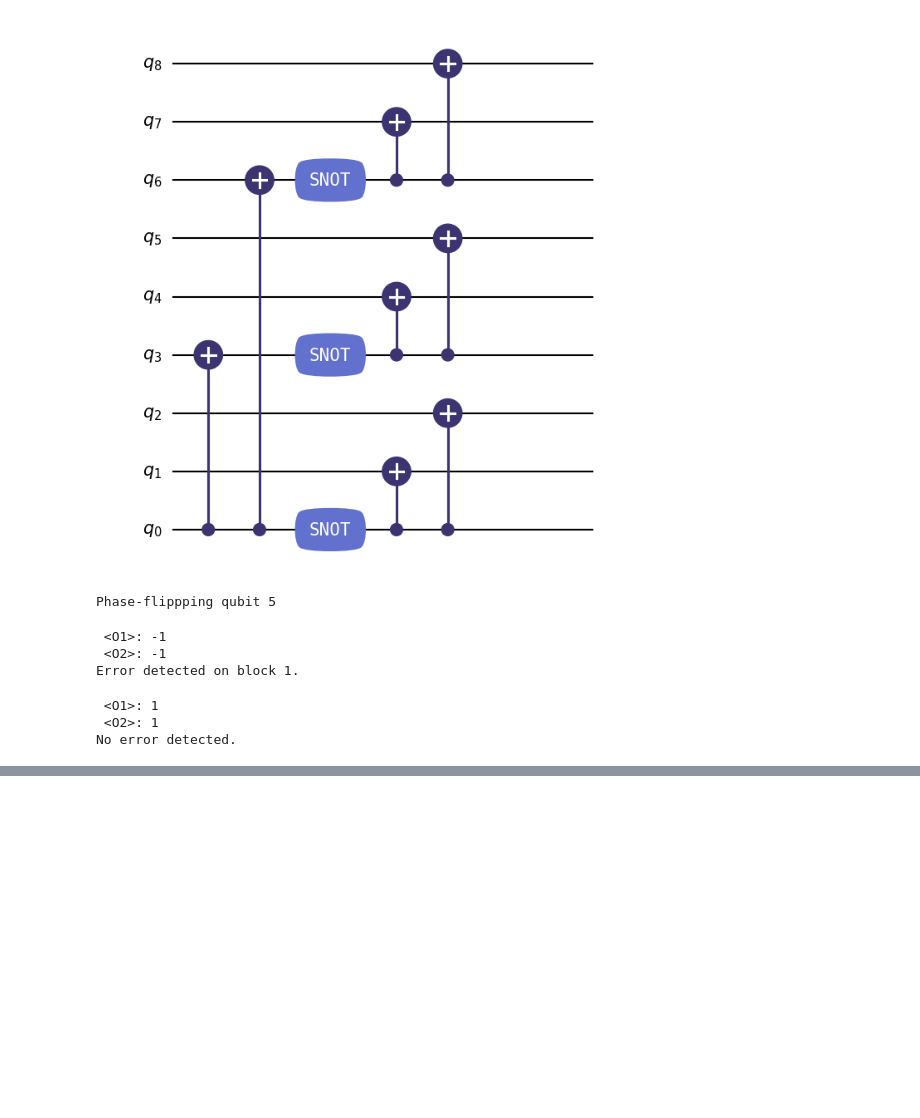
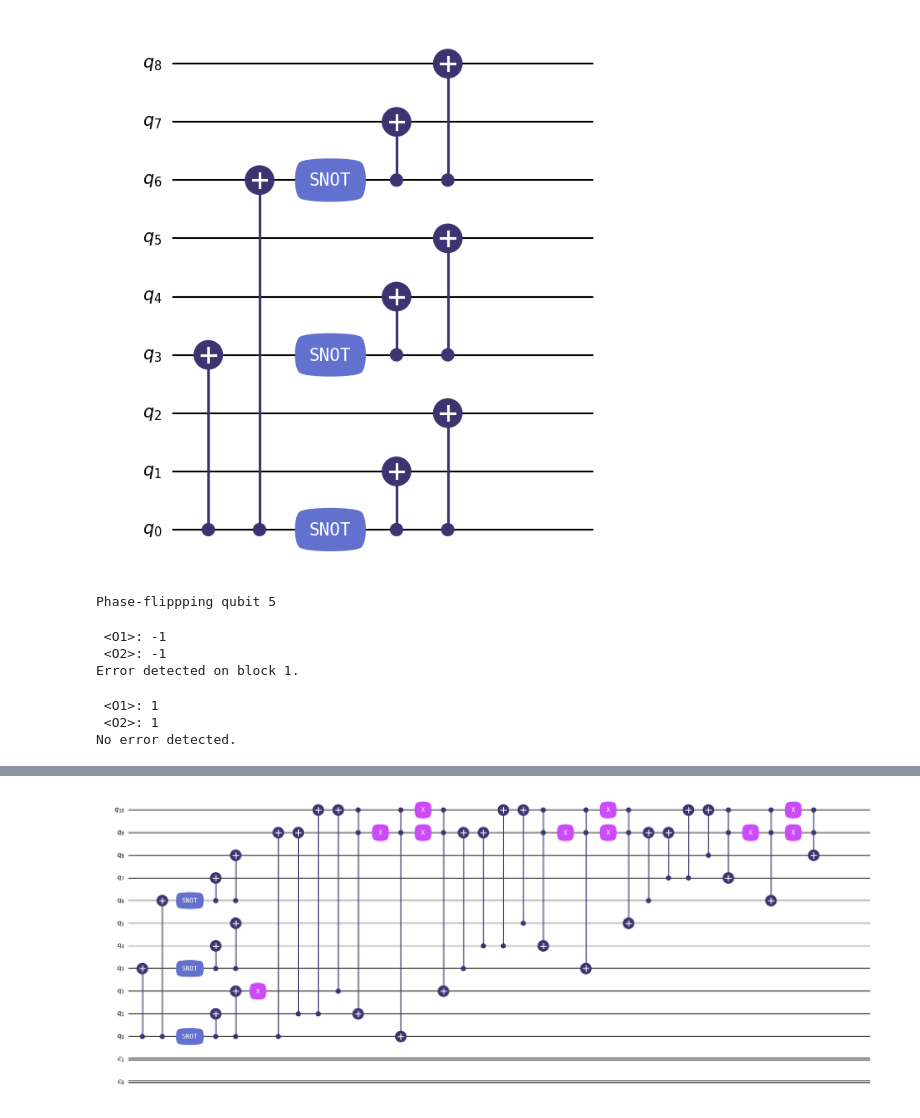
Before and after one commit to campojorge/Practica-10, a Jupyter notebook: main.ipynb, the cells around one changed output, grey strips where cells are left out. Drawn from its saved outputs; the diff is of its cells as text; code cells hidden in the pictures; blank space fills up the shorter version.

```diff
--- a/main.ipynb
+++ b/main.ipynb
@@ -475,0 +590,47 @@ No error detected.
+# %%
+qenc = QubitCircuit(11,num_cbits=2, reverse_states=False)
+qenc.add_gate("CNOT", controls=[0], targets=[3])
+qenc.add_gate("CNOT", controls=[0], targets=[6])
+qenc.add_gate("SNOT", targets=[0])
+qenc.add_gate("SNOT", targets=[3])
+qenc.add_gate("SNOT", targets=[6])
+qenc.add_gate("CNOT", controls=[6], targets=[7])
+qenc.add_gate("CNOT", controls=[6], targets=[8])
+qenc.add_gate("CNOT", controls=[3], targets=[4])
+qenc.add_gate("CNOT", controls=[3], targets=[5])
+qenc.add_gate("CNOT", controls=[0], targets=[1])
+qenc.add_gate("CNOT", controls=[0], targets=[2])
+qenc.add_gate("X",targets=[2])
+qenc.add_gate("CNOT", controls=[0], targets=[9])
+qenc.add_gate("CNOT", controls=[1], targets=[9])
+qenc.add_gate("CNOT", controls=[1], targets=[10])
+qenc.add_gate("CNOT", controls=[2], targets=[10])
+qenc.add_gate("TOFFOLI", controls=[10,9], targets=[1])
+qenc.add_gate("X", targets=[9])
+qenc.add_gate("TOFFOLI", controls=[10,9], targets=[0])
+qenc.add_gate("X", targets=[9])
+qenc.add_gate("X", targets=[10])
+qenc.add_gate("TOFFOLI", controls=[10,9], targets=[2])
+qenc.add_gate("CNOT", controls=[3], targets=[9])
+qenc.add_gate("CNOT", controls=[4], targets=[9])
+qenc.add_gate("CNOT", controls=[4], targets=[10])
+qenc.add_gate("CNOT", controls=[5], targets=[10])
+qenc.add_gate("TOFFOLI", controls=[10,9], targets=[4])
+qenc.add_gate("X", targets=[9])
+qenc.add_gate("TOFFOLI", controls=[10,9], targets=[3])
+qenc.add_gate("X", targets=[9])
+qenc.add_gate("X", targets=[10])
+qenc.add_gate("TOFFOLI", controls=[10,9], targets=[5])
+qenc.add_gate("CNOT", controls=[6], targets=[9])
+qenc.add_gate("CNOT", controls=[7], targets=[9])
+qenc.add_gate("CNOT", controls=[7], targets=[10])
+qenc.add_gate("CNOT", controls=[8], targets=[10])
+qenc.add_gate("TOFFOLI", controls=[10,9], targets=[7])
+qenc.add_gate("X", targets=[9])
+qenc.add_gate("TOFFOLI", controls=[10,9], targets=[6])
+qenc.add_gate("X", targets=[9])
+qenc.add_gate("X", targets=[10])
+qenc.add_gate("TOFFOLI", controls=[10,9], targets=[8])
+qenc
+# %% [output]
+[figure, added]
```
Also changed, not shown: parts of 4 cells of this notebook.
